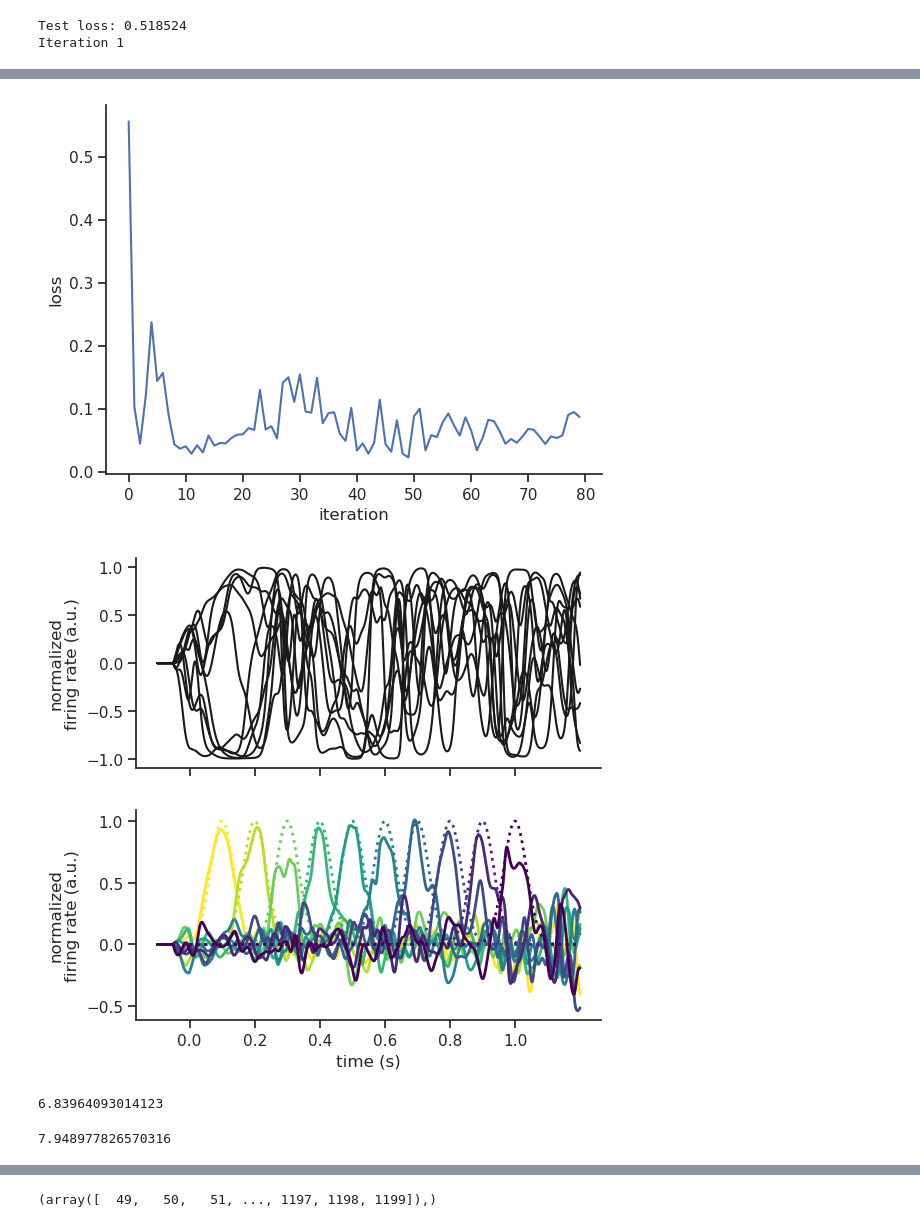
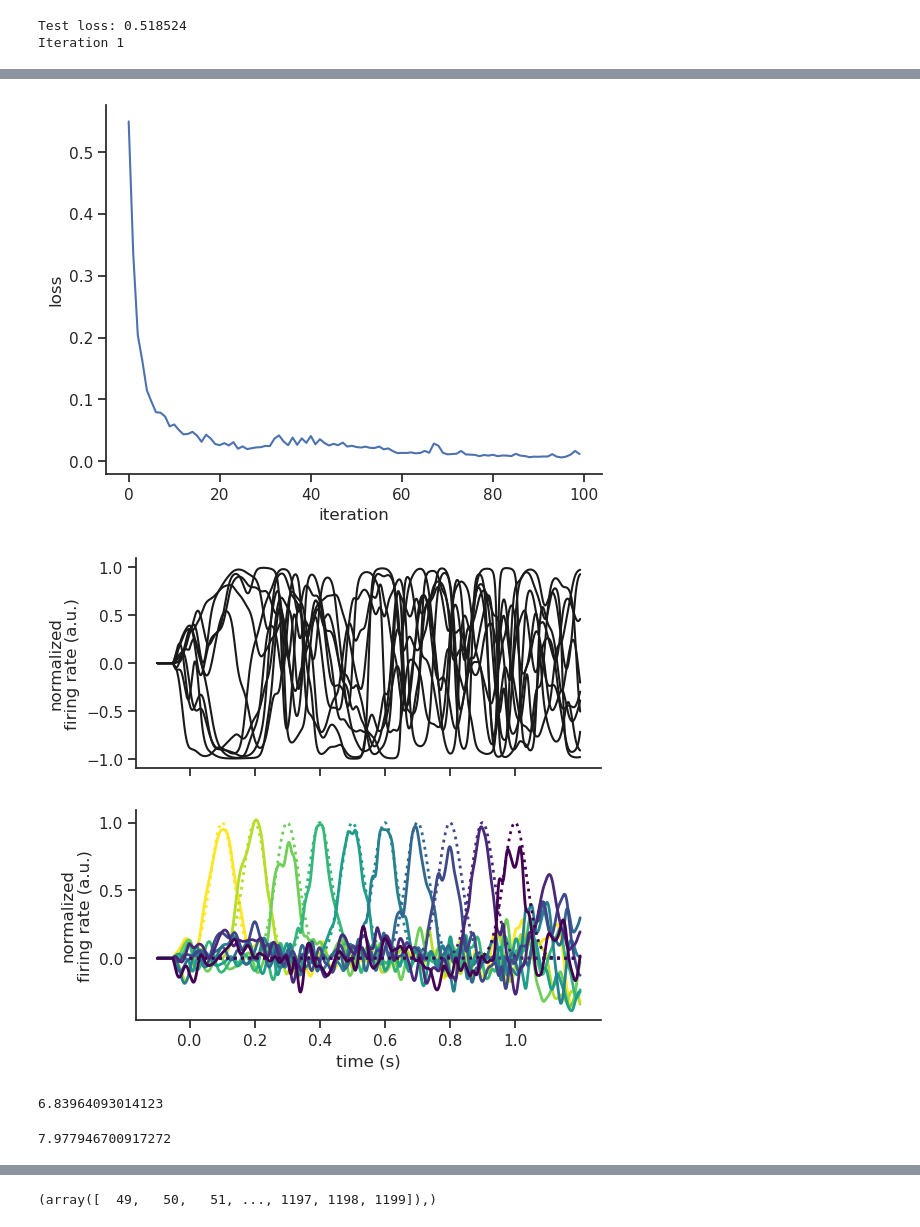
Before and after one commit to rythorpe/time_coding, a Jupyter notebook: aux_dev.ipynb, the cells around one changed output, grey strips where cells are left out. Cells and saved outputs as stored; diff of their text form; code cells hidden in the pictures.

Commit message:
normalize gradient by number of timepoints sampled for backprop

```diff
--- a/aux_dev.ipynb
+++ b/aux_dev.ipynb
@@ -28,7 +28,7 @@ model = RNN(n_inputs=n_inputs, n_hidden=n_hidden,
 model.to(device)
 
 loss_fn = nn.MSELoss()
-optimizer = torch.optim.SGD(model.parameters(), lr=1e-3)
+optimizer = torch.optim.SGD(model.parameters(), lr=3e-1)
 # optimizer = torch.optim.SGD(model.parameters(), lr=1e-5)
 
 # set parameters
@@ -85,7 +85,7 @@ hidden_sr, output_sr, stats_0 = test_and_get_stats(inputs, targets, times,
 #     _ = pre_train(inputs, times, model, h_0)
 
 # train model weights
-max_iter = 80
+max_iter = 100
 convergence_reached = False
 loss_per_iter = list()
 for iter_idx in range(max_iter):
@@ -94,8 +94,7 @@ for iter_idx in range(max_iter):
     #                                optimizer, h_0, r_0, u_0,
     #                                presyn_idx=iter_idx)
     loss, param_dist = train_bptt(inputs, targets, times, model, loss_fn,
-                                  optimizer, h_0, r_0, u_0,
-                                  presyn_idx=iter_idx)
+                                  optimizer, h_0, r_0, u_0, p_backprop=0.2)
     # loss, param_dist = train_output_only(inputs, targets, times, model,
     #                                      loss_fn, optimizer, h_0, r_0, u_0)
     loss_per_iter.append(loss)
@@ -141,6 +140,6 @@ Test loss: 0.016066
 [figure]
-[figure, old version]
+[figure, new version]
-[figure, old version]
+[figure, new version]
 # %%
 stats_0['dimensionality']
 # %% [output]
@@ -148,7 +147,7 @@ stats_0['dimensionality']
 # %%
 stats_1['dimensionality']
 # %% [output]
-7.948977826570316
+7.977946700917272
 # %%
 from cycler import cycler
 from matplotlib.patches import Rectangle
```
Also changed, not shown: parts of 3 cells of this notebook, 1 other file.
